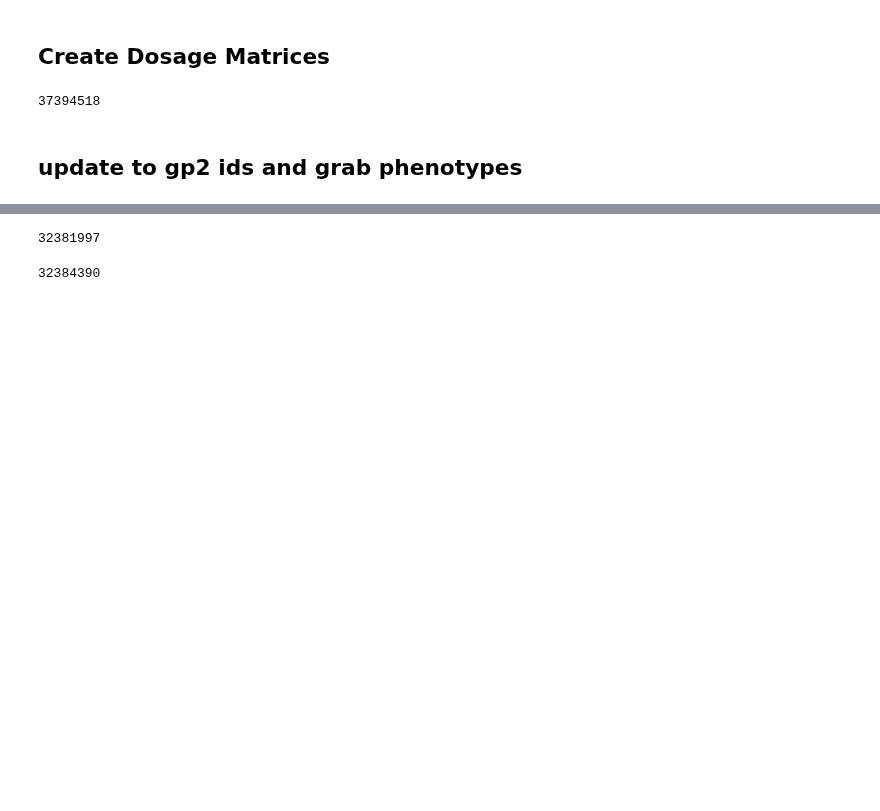
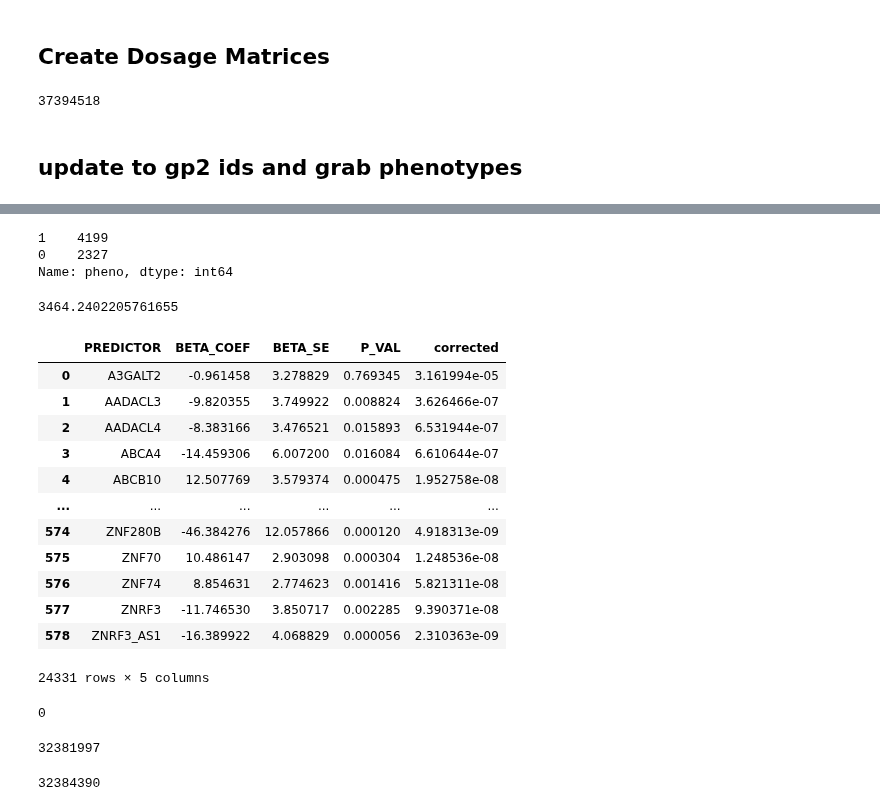
Before and after one commit to dvitale199/GenoTools, a Jupyter notebook: CNV/GP2_ClusterBuster_datagen.ipynb, the cells around one changed output, grey strips where cells are left out. Saved outputs shown, nothing was run; the diff lists cells and outputs as text; code cells hidden in the pictures; blank space fills up the shorter version.

Commit message:
cnvwas complete, working on meta analysis

```diff
--- a/CNV/GP2_ClusterBuster_datagen.ipynb
+++ b/CNV/GP2_ClusterBuster_datagen.ipynb
@@ -89,18 +89,6 @@ f.close()
 !swarm -f {swarm_scripts_dir}/snp_metrics.swarm -g 16 -t 16 --time=02:00:00 --logdir {swarm_scripts_dir}/logs --gres=lscratch:20 --partition=norm
 # %% [output]
 36928493
-# %%
-# rerun fails after permissions fix
-metric_fails = []
-for sample in key.IID.unique():
-    code = sample.split('_')[0]
-    for chrom in chroms:
-        mfile = f'{idat_path}/{code}/snp_metrics_{sample}_chr{chrom}.csv'
-        if not os.path.isfile(mfile):
-            metric_fails.append(code)
-        else:
-            pass
-metric_fails_list = list(set(metric_fails))
 # %%
 with open(f'{swarm_scripts_dir}/snp_metrics2.swarm', 'w') as f:
     for code in metric_fails_list:
@@ -240,7 +228,7 @@ for label in labels:
             dosage = pd.read_csv(dosagefile)
             dosage_merge = dosage.merge(release2_key[['GP2sampleID','IID']], left_on='sampleid', right_on='IID')
             dosage_out = dosage_merge.drop(columns=['sampleid','IID']).set_index('GP2sampleID').reset_index().rename(columns={'GP2sampleID':'sampleid'})
-            dosage_out.to_csv(dosagefile_out, sep='\t', header=True, index=False)
+            dosage_out.to_csv(dosagefile_out, header=True, index=False)
 
 
             dosage_pheno = dosage_out.merge(key.loc[:,['GP2sampleID','pheno']], left_on='sampleid', right_on='GP2sampleID', how='left')
@@ -252,0 +241,23 @@ for label in labels:
+# %%
+dosage_files = ['BAF','L2R_DUP','L2R_DEL']
+
+with open(f'{swarm_scripts_dir}/cnvwas.swarm', 'w') as f:
+
+    for label in labels:
+        for chrom in chroms:
+            for dose in dosage_files:
+
+                dosagefile = f'{cnv_path}/GP2_round2_{label}_chr{chrom}_{dose}_gp2ids.csv'
+                pheno = f'{cnv_path}/GP2_round2_{label}_chr{chrom}_{dose}.pheno'
+                covar = f'/data/CARD/PD/GP2/cnvs/GP2_round2_{label}_release2.cov'
+                out_path = f'{cnv_path}/GP2_round2_{label}_chr{chrom}_{dose}_gp2ids_cnvwas.tab'
+
+                cmd = f'\
+python /data/vitaled2/GenoTools/run_cnvwas_pipeline.py \
+--cnv_dosage_file {dosagefile} \
+--out_path {out_path} \
+--pheno {pheno} \
+--covar {covar}'
+                f.write(f'{cmd}\n')
+
+f.close()
@@ -252,0 +367,3 @@ for label in labels:
+# %%
+total_dose_cnvwas = pd.read_csv(f'{cnv_path}/GP2_round2_AMR_KZ_L2R_DEL_gp2ids_cnvwas.tab', sep='\t')
+total_dose_cnvwas[total_dose_cnvwas.P_VAL<=5e-7]
@@ -252,0 +402,7 @@ for label in labels:
+# %%
+test_pheno = pd.read_csv(f'{cnv_path}/GP2_round2_EUR_chr{chrom}_{dose}.pheno', sep='\t')
+test_pheno.pheno.value_counts()
+# %% [output]
+1    4199
+0    2327
+Name: pheno, dtype: int64
@@ -252,0 +411,25 @@ for label in labels:
+# %%
+total_dose_cnvwas[total_dose_cnvwas.corrected
+# %% [output]
+3464.2402205761655
+# %%
+# from statsmodels.stats.multitest import fdrcorrection
+total_dose_cnvwas
+# %% [output]
+|  | PREDICTOR | BETA_COEF | BETA_SE | P_VAL | corrected |
+| 0 | A3GALT2 | -0.961458 | 3.278829 | 0.769345 | 3.161994e-05 |
+| 1 | AADACL3 | -9.820355 | 3.749922 | 0.008824 | 3.626466e-07 |
+| 2 | AADACL4 | -8.383166 | 3.476521 | 0.015893 | 6.531944e-07 |
+| 3 | ABCA4 | -14.459306 | 6.007200 | 0.016084 | 6.610644e-07 |
+| 4 | ABCB10 | 12.507769 | 3.579374 | 0.000475 | 1.952758e-08 |
+| ... | ... | ... | ... | ... | ... |
+| 574 | ZNF280B | -46.384276 | 12.057866 | 0.000120 | 4.918313e-09 |
+| 575 | ZNF70 | 10.486147 | 2.903098 | 0.000304 | 1.248536e-08 |
+| 576 | ZNF74 | 8.854631 | 2.774623 | 0.001416 | 5.821311e-08 |
+| 577 | ZNRF3 | -11.746530 | 3.850717 | 0.002285 | 9.390371e-08 |
+| 578 | ZNRF3_AS1 | -16.389922 | 4.068829 | 0.000056 | 2.310363e-09 |
+24331 rows × 5 columns
+# %%
+fdr_correction[0].sum()
+# %% [output]
+0
```
Also changed, not shown: parts of 14 cells of this notebook, 1 other file.
